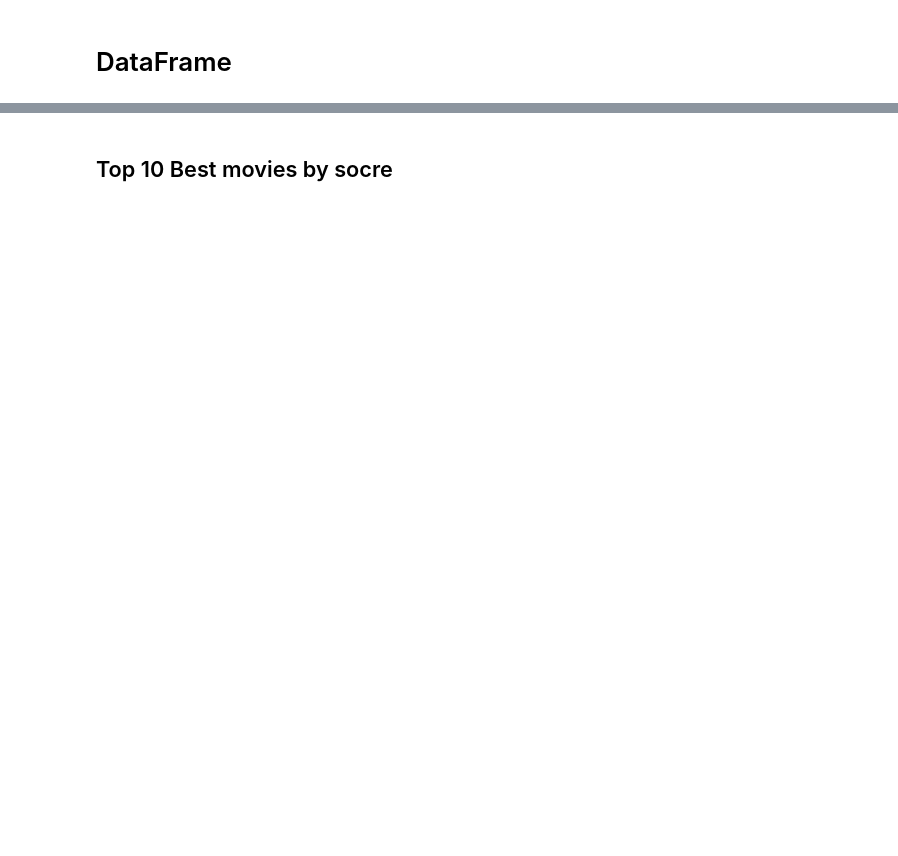
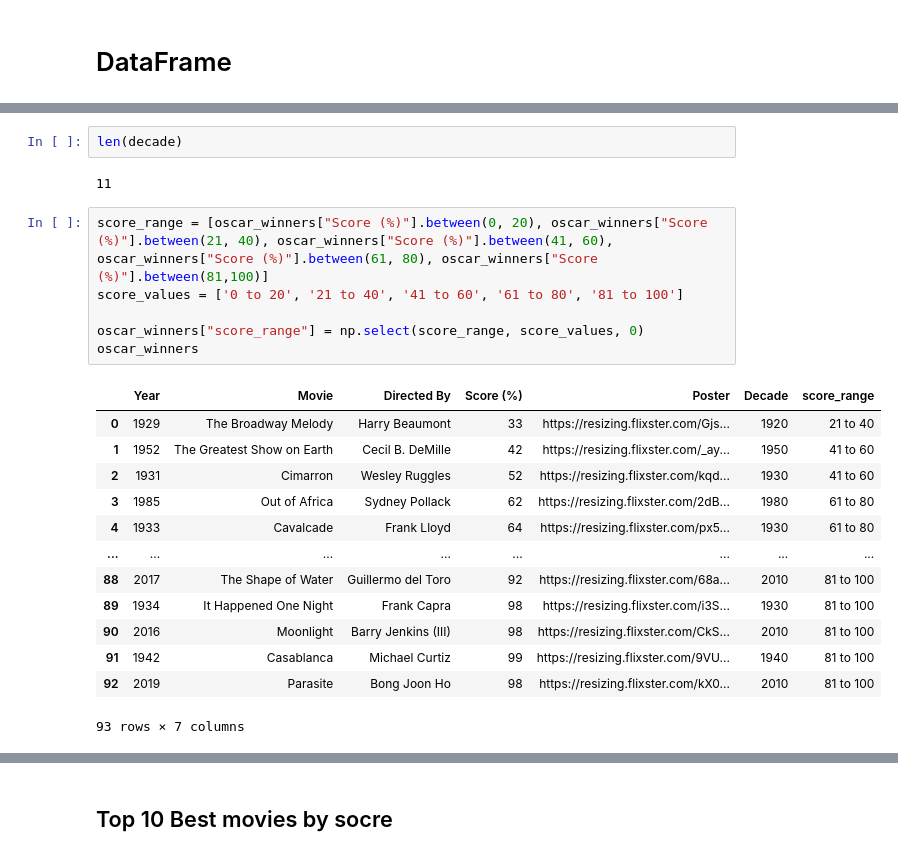
Before and after one commit to gisiqueira/webscraping_project, a Jupyter notebook: webscraping-project.ipynb, the cells around one changed output, grey strips where cells are left out. Cells and saved outputs as stored; diff of their text form; blank space fills up the shorter version.

```diff
--- a/webscraping-project.ipynb
+++ b/webscraping-project.ipynb
@@ -359,0 +442,24 @@ memory usage: 3.8+ KB
+# %%
+len(decade)
+# %% [output]
+11
+# %%
+score_range = [oscar_winners["Score (%)"].between(0, 20), oscar_winners["Score (%)"].between(21, 40), oscar_winners["Score (%)"].between(41, 60), oscar_winners["Score (%)"].between(61, 80), oscar_winners["Score (%)"].between(81,100)]
+score_values = ['0 to 20', '21 to 40', '41 to 60', '61 to 80', '81 to 100']
+
+oscar_winners["score_range"] = np.select(score_range, score_values, 0)
+oscar_winners
+# %% [output]
+|  | Year | Movie | Directed By | Score (%) | Poster | Decade | score_range |
+| 0 | 1929 | The Broadway Melody | Harry Beaumont | 33 | https://resizing.flixster.com/Gjs... | 1920 | 21 to 40 |
+| 1 | 1952 | The Greatest Show on Earth | Cecil B. DeMille | 42 | https://resizing.flixster.com/_ay... | 1950 | 41 to 60 |
+| 2 | 1931 | Cimarron | Wesley Ruggles | 52 | https://resizing.flixster.com/kqd... | 1930 | 41 to 60 |
+| 3 | 1985 | Out of Africa | Sydney Pollack | 62 | https://resizing.flixster.com/2dB... | 1980 | 61 to 80 |
+| 4 | 1933 | Cavalcade | Frank Lloyd | 64 | https://resizing.flixster.com/px5... | 1930 | 61 to 80 |
+| ... | ... | ... | ... | ... | ... | ... | ... |
+| 88 | 2017 | The Shape of Water | Guillermo del Toro | 92 | https://resizing.flixster.com/68a... | 2010 | 81 to 100 |
+| 89 | 1934 | It Happened One Night | Frank Capra | 98 | https://resizing.flixster.com/i3S... | 1930 | 81 to 100 |
+| 90 | 2016 | Moonlight | Barry Jenkins (III) | 98 | https://resizing.flixster.com/CkS... | 2010 | 81 to 100 |
+| 91 | 1942 | Casablanca | Michael Curtiz | 99 | https://resizing.flixster.com/9VU... | 1940 | 81 to 100 |
+| 92 | 2019 | Parasite | Bong Joon Ho | 98 | https://resizing.flixster.com/kX0... | 2010 | 81 to 100 |
+93 rows × 7 columns
```
Also changed, not shown: parts of 15 cells of this notebook.
